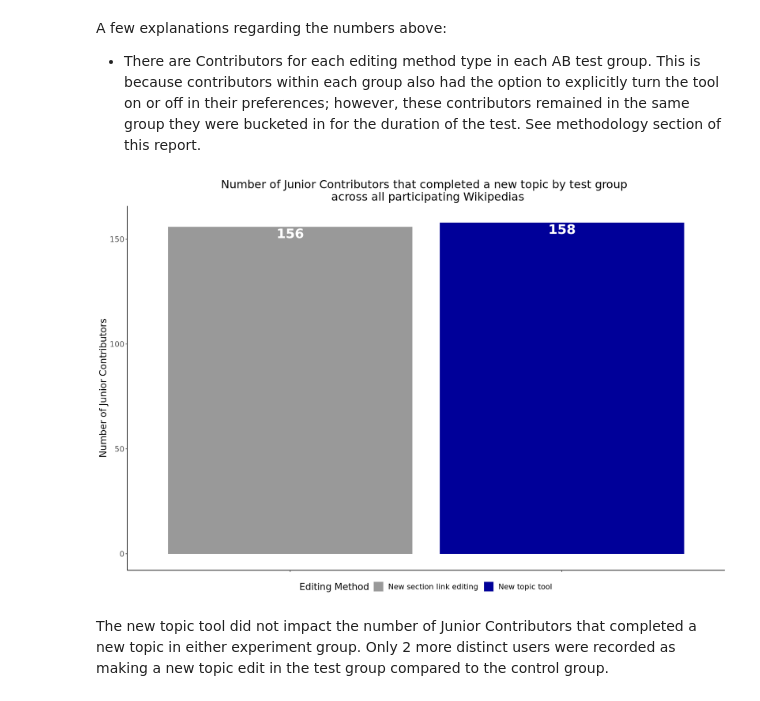
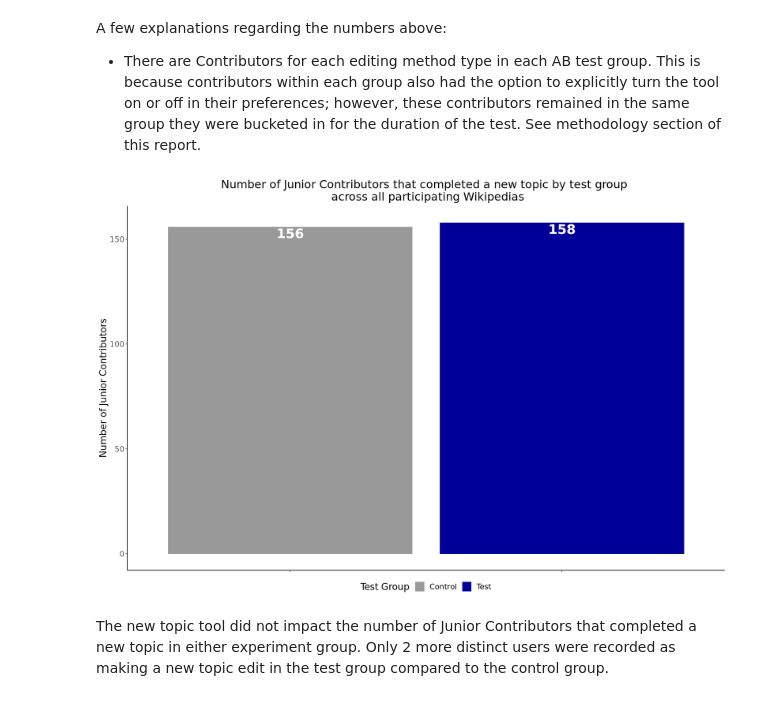
Before and after one commit to wikimedia-research/New-discussion-tool-analysis-2020, a Jupyter notebook: ab_test_logged_in.ipynb, the cells around one changed output. Saved outputs shown, nothing was run; the diff lists cells and outputs as text; code cells hidden in the pictures.

```diff
--- a/ab_test_logged_in.ipynb
+++ b/ab_test_logged_in.ipynb
@@ -228,7 +228,7 @@ new_topic_attempts$section_edit_type <-
   factor(
     new_topic_attempts$section_edit_type,
     levels = c("NA", "full_page_edits", "new_section_link", "new_topic_tool"),
-    labels = c("NA", "Full page edits", "Previous add new section link", "New topic tool")
+    labels = c("NA", "Full page edits", "Existing add new section link", "New topic tool")
   )
 
 new_topic_attempts$edit_success <-
@@ -1517,29 +1514,29 @@ A few explanations regarding the numbers above:
 # %%
 p <-num_jc_editors %>%
   group_by(experiment_group) %>%
   summarise(total_user_complete = sum(total_users_complete), .groups = 'drop') %>%
   ggplot(aes(x= experiment_group, y = total_user_complete, fill = experiment_group)) +
   geom_col(position = 'dodge') +
   geom_text(aes(label = paste(total_user_complete),fontface=2), vjust=1.2, size = 8, color = "white") +
   labs (y = "Number of Junior Contributors",
         x = "Experiment group",
         title = "Number of Junior Contributors that completed a new topic by test group \n across all participating Wikipedias")  +
-  scale_fill_manual(values= c("#999999", "#000099"), name = "Editing Method", labels = c("New section link editing", "New topic tool"))  +
+  scale_fill_manual(values= c("#999999", "#000099"), name = "Test Group", labels = c("Control", "Test"))  +
     theme(
         panel.grid.minor = element_blank(),
         panel.background = element_blank(),
         plot.title = element_text(hjust = 0.5),
         text = element_text(size=16),
         legend.position="bottom",
         axis.text.x = element_blank(),
         axis.title.x=element_blank(),
         axis.line = element_line(colour = "black"))
 
 p
 
 ggsave("Figures/num_jc_editors_bygroup.png", p, width = 16, height = 8, units = "in", dpi = 300)
 # %% [output]
-[figure, old version]
+[figure, new version]
 # %% [markdown]
 The new topic tool did not impact the number of Junior Contributors that completed a new topic in either experiment group. Only 2 more distinct users were recorded as making a new topic edit in the test group compared to the control group.
 # %% [markdown]
```
Also changed, not shown: parts of 50 cells of this notebook, 1 other file.
